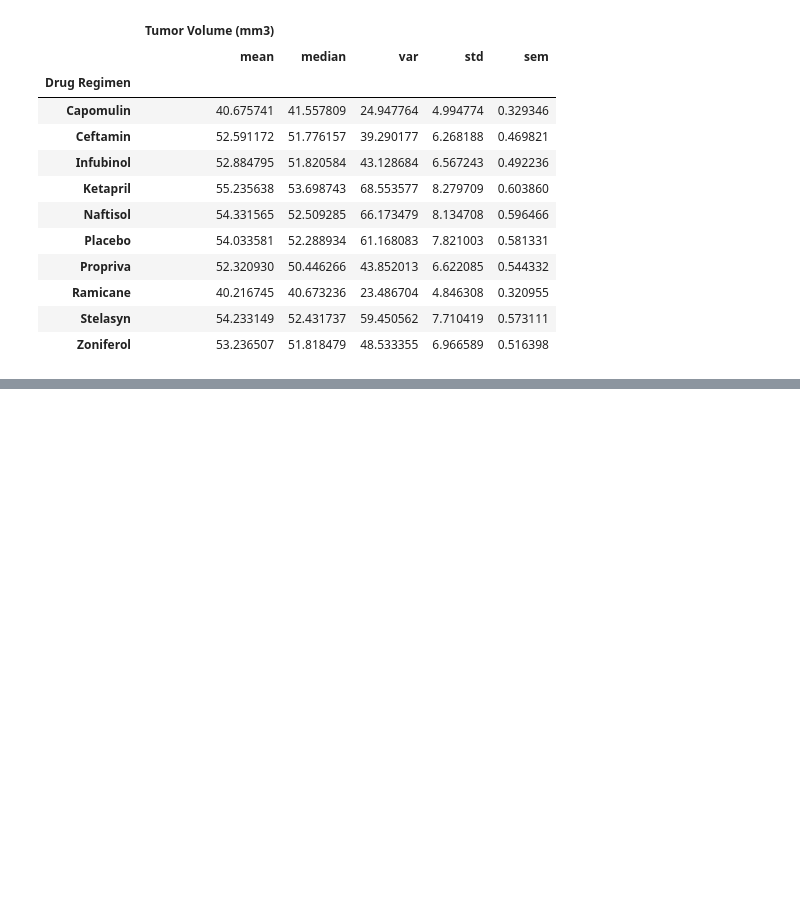
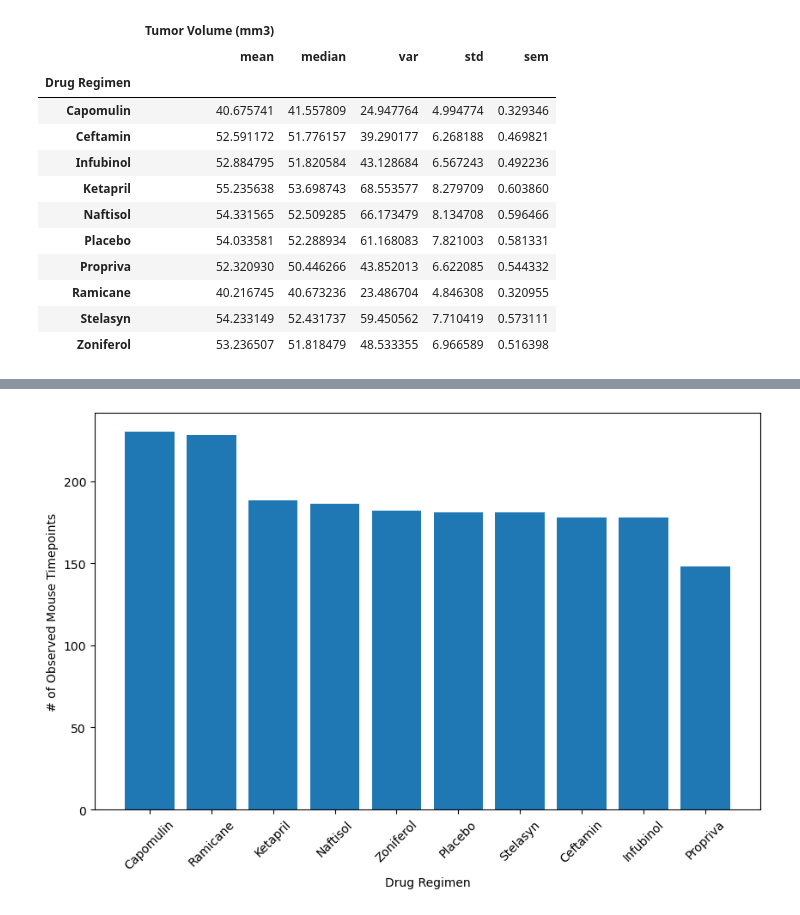
Before and after one commit to Sayepayteh/matplotlib-challenge, a Jupyter notebook: main.ipynb, the cells around one changed output, grey strips where cells are left out. Cells and saved outputs as stored; diff of their text form; code cells hidden in the pictures; blank space fills up the shorter version.

```diff
--- a/main.ipynb
+++ b/main.ipynb
@@ -144,0 +164,14 @@ drug_reg_summary
+# %%
+# Generate a bar plot showing the total number of rows (Mouse ID/Timepoints) for each drug regimen using pyplot.
+# Create the bar plot
+plt.figure(figsize=(10, 6))
+plt.bar(regimen_counts.index, regimen_counts.values)
+
+# Customize the plot
+
+plt.xlabel('Drug Regimen')
+plt.ylabel('# of Observed Mouse Timepoints')
+plt.xticks(rotation=45)  # Rotate the x labels for better readability
+plt.show()
+# %% [output]
+[figure, added]
```
Also changed, not shown: parts of 10 cells of this notebook.
